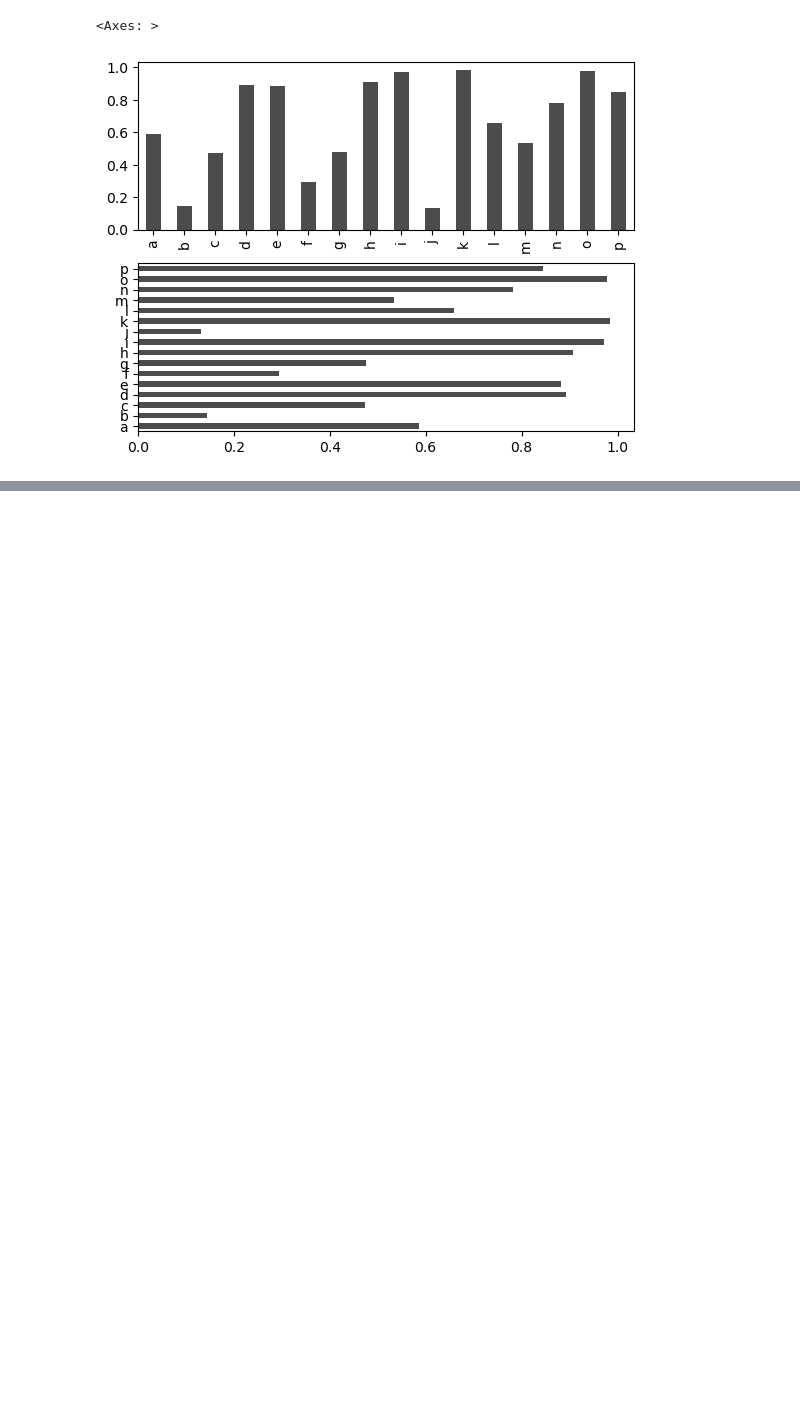
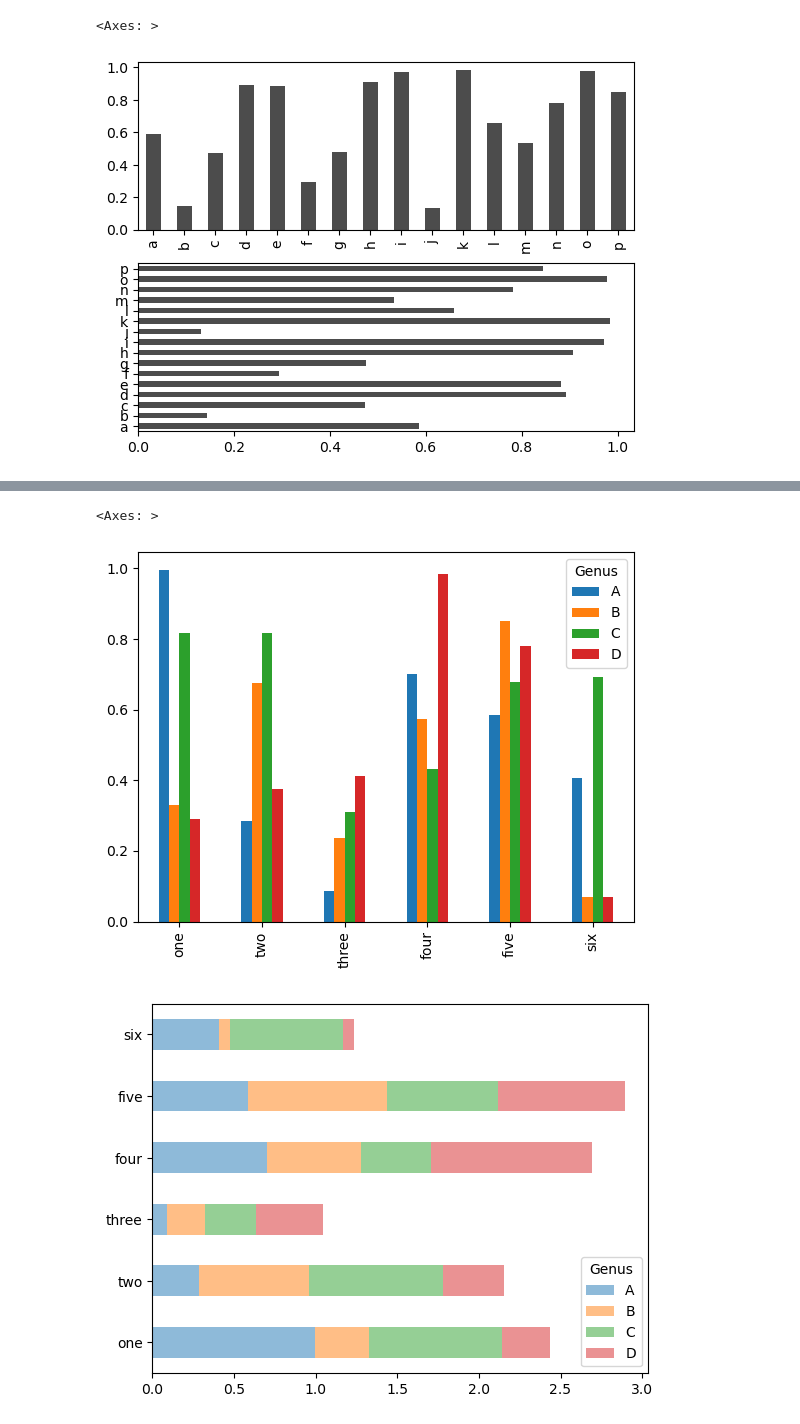
Before and after one commit to ArslanAmanov/Data-Science-Foundations-, a Jupyter notebook: Python for Data Analyses O'reilly_book/ch8_plotting_and_visualization.ipynb, the cells around one changed output, grey strips where cells are left out. Saved outputs shown, nothing was run; the diff lists cells and outputs as text; code cells hidden in the pictures; blank space fills up the shorter version.

Commit message:
bar plots

```diff
--- a/Python for Data Analyses O'reilly_book/ch8_plotting_and_visualization.ipynb
+++ b/Python for Data Analyses O'reilly_book/ch8_plotting_and_visualization.ipynb
@@ -362,0 +360,13 @@ data.plot.barh(ax=axes[1], color='k', alpha=0.7)
+# %%
+# With a DataFrame, bar plots group the values in each row together in a group in bars, side by side, for each value.
+
+df= DataFrame(
+                np.random.rand(6, 4),
+                index=['one', 'two', 'three', 'four', 'five', 'six'],
+                columns=pd.Index(['A', 'B', 'C', 'D'], name='Genus'))
+df.plot.bar()
+df.plot.barh(stacked=True, alpha=0.5)
+# %% [output]
+<Axes: >
+[figure, added]
+[figure, added]
```
Also changed, not shown: parts of 1 cell of this notebook.
